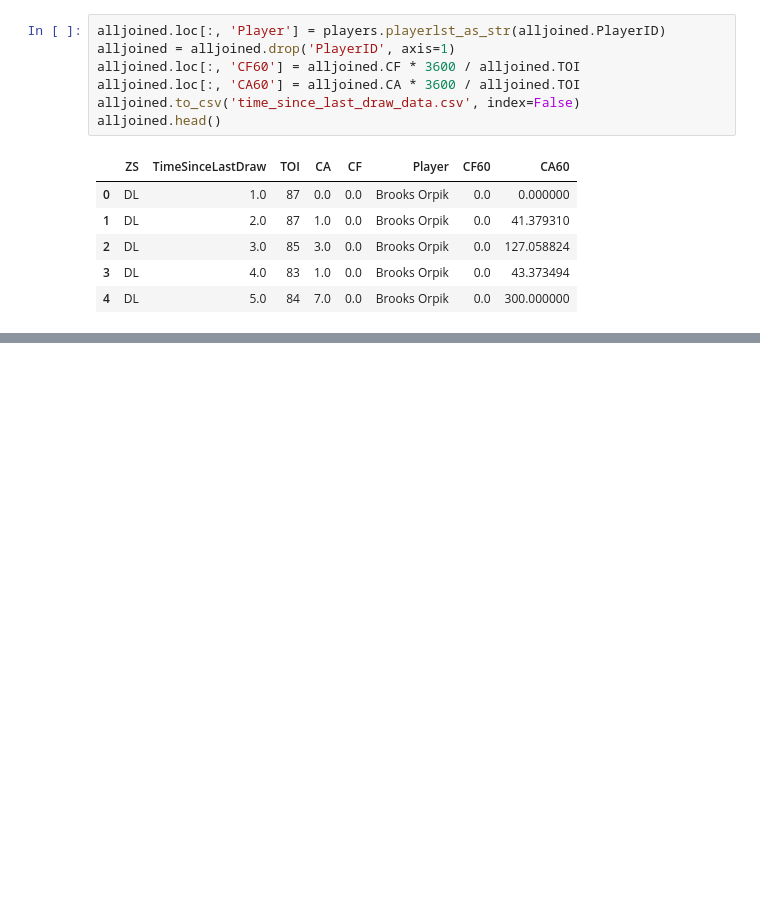
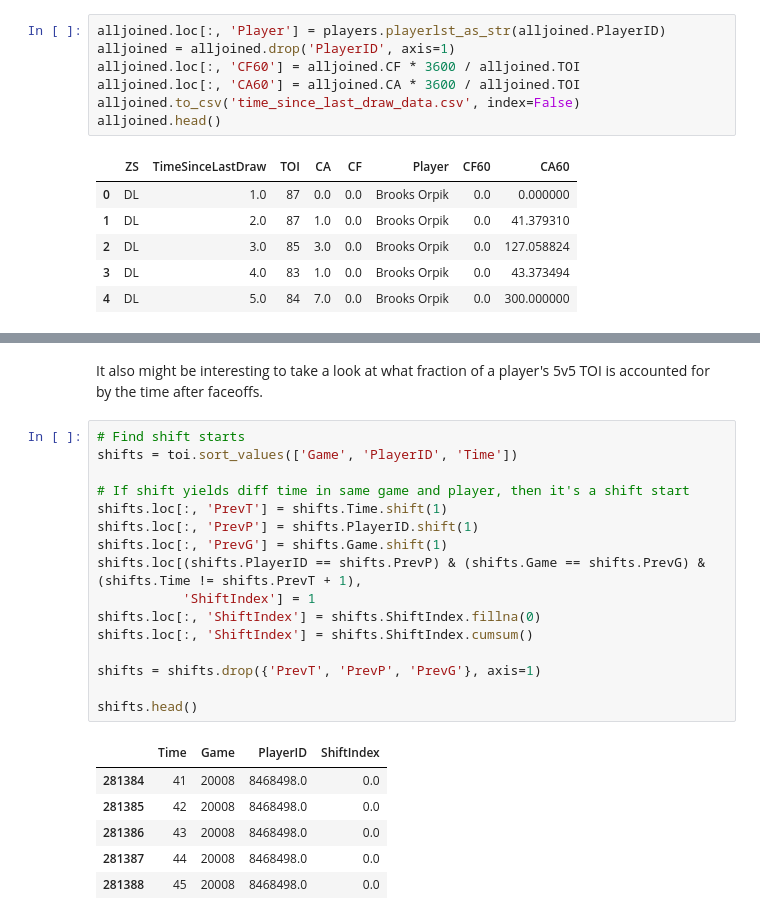
Before and after one commit to muneebalam/scrapenhl2, a Jupyter notebook: examples/Shot Rates After Faceoffs.ipynb, the cells around one changed output, grey strips where cells are left out. Cells and saved outputs as stored; diff of their text form; blank space fills up the shorter version.

```diff
--- a/examples/Shot Rates After Faceoffs.ipynb
+++ b/examples/Shot Rates After Faceoffs.ipynb
@@ -231,2 +229,27 @@ plot_comparison(alljoined, 'N', *players)
 # %% [output]
 [figure]
+# %% [markdown]
+It also might be interesting to take a look at what fraction of a player's 5v5 TOI is accounted for by the time after faceoffs.
+# %%
+# Find shift starts
+shifts = toi.sort_values(['Game', 'PlayerID', 'Time'])
+
+# If shift yields diff time in same game and player, then it's a shift start
+shifts.loc[:, 'PrevT'] = shifts.Time.shift(1)
+shifts.loc[:, 'PrevP'] = shifts.PlayerID.shift(1)
+shifts.loc[:, 'PrevG'] = shifts.Game.shift(1)
+shifts.loc[(shifts.PlayerID == shifts.PrevP) & (shifts.Game == shifts.PrevG) & (shifts.Time != shifts.PrevT + 1),
+           'ShiftIndex'] = 1
+shifts.loc[:, 'ShiftIndex'] = shifts.ShiftIndex.fillna(0)
+shifts.loc[:, 'ShiftIndex'] = shifts.ShiftIndex.cumsum()
+
+shifts = shifts.drop({'PrevT', 'PrevP', 'PrevG'}, axis=1)
+
+shifts.head()
+# %% [output]
+|  | Time | Game | PlayerID | ShiftIndex |
+| 281384 | 41 | 20008 | 8468498.0 | 0.0 |
+| 281385 | 42 | 20008 | 8468498.0 | 0.0 |
+| 281386 | 43 | 20008 | 8468498.0 | 0.0 |
+| 281387 | 44 | 20008 | 8468498.0 | 0.0 |
+| 281388 | 45 | 20008 | 8468498.0 | 0.0 |
```
Also changed, not shown: parts of 8 cells of this notebook.
